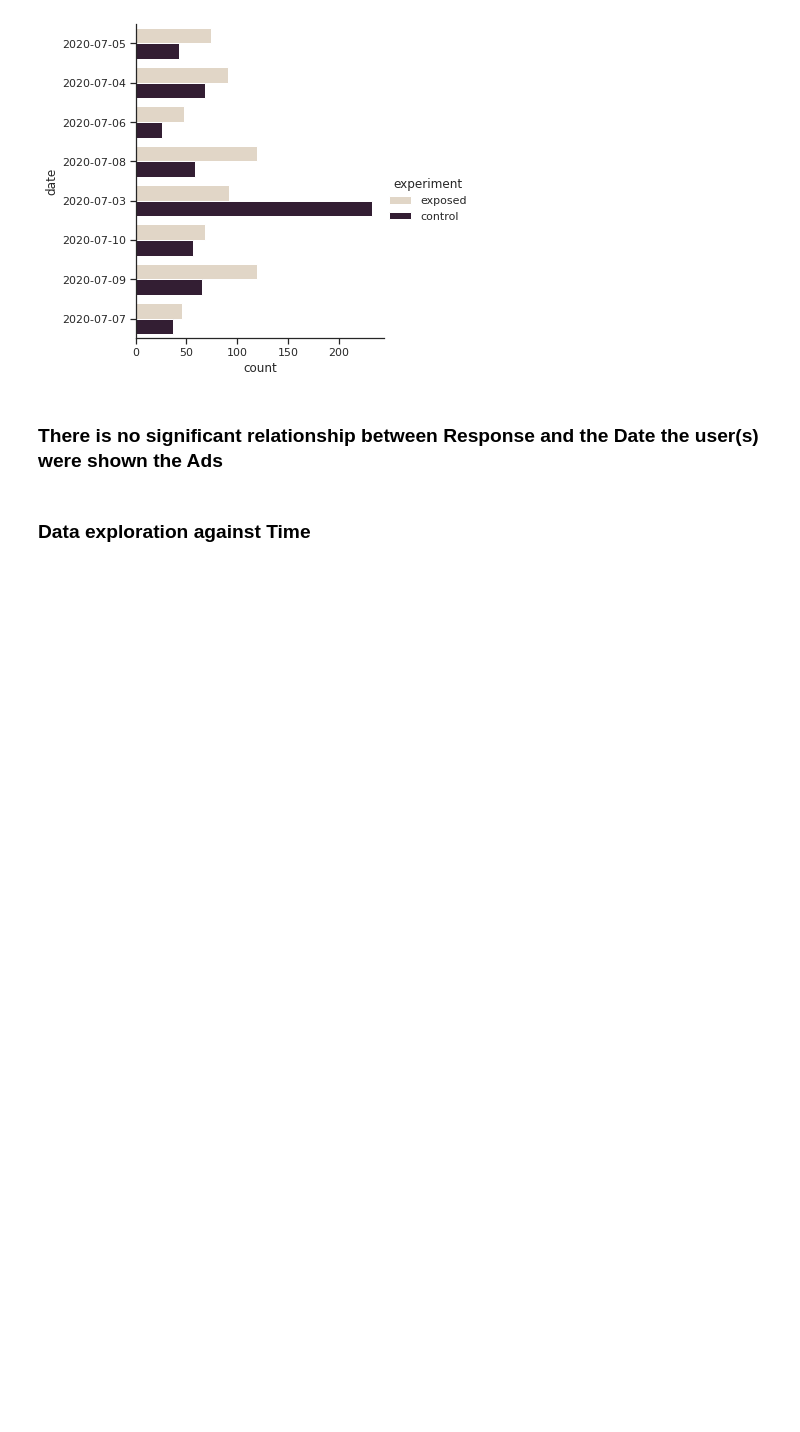
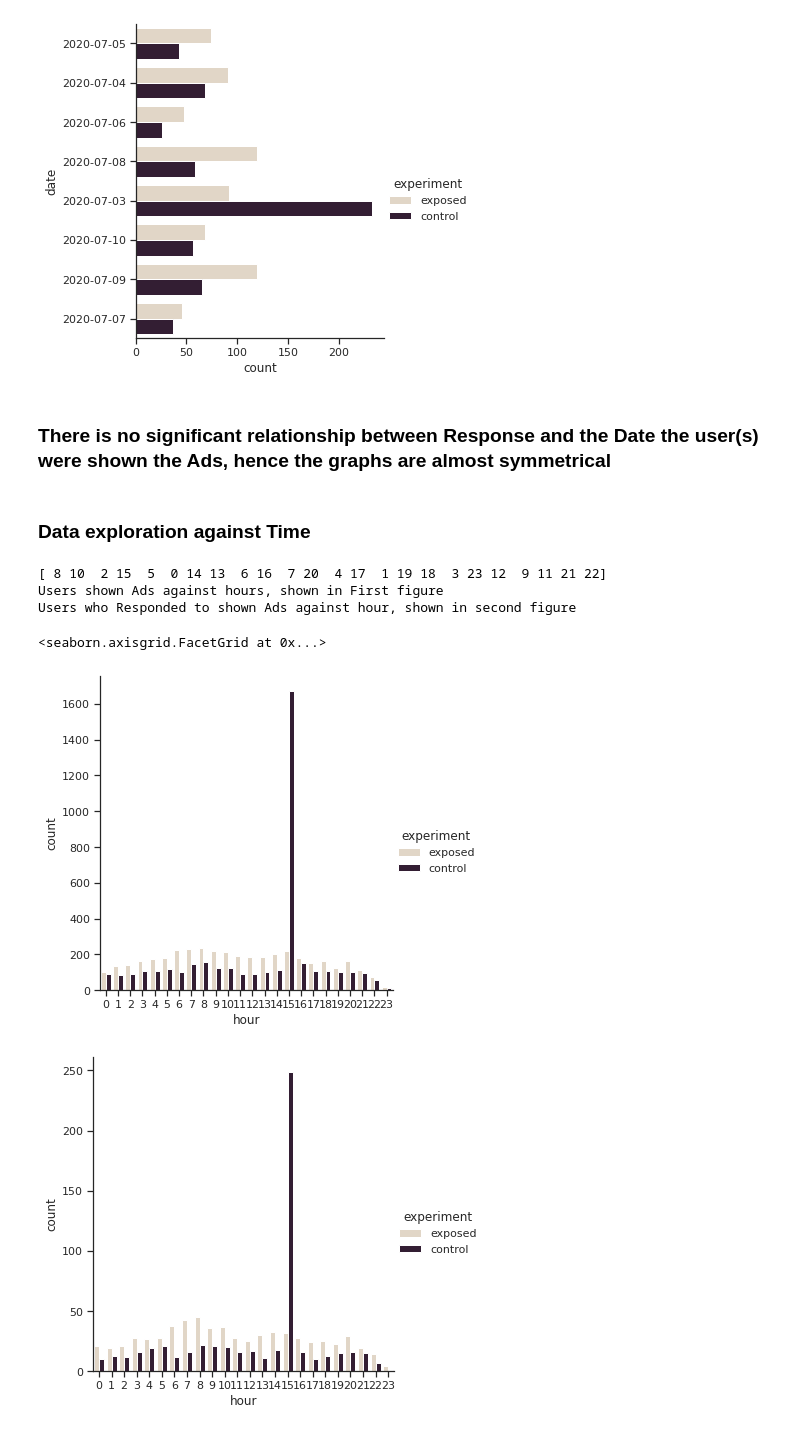
Before and after one commit to Caphace-Ethan/Ad-campaign-performance, a Jupyter notebook: notebooks/Sequential_AB_Testing_Analysis.ipynb, the cells around one changed output. Cells and saved outputs as stored; diff of their text form; code cells hidden in the pictures; blank space fills up the shorter version.

Commit message:
data exploration done

```diff
--- a/notebooks/Sequential_AB_Testing_Analysis.ipynb
+++ b/notebooks/Sequential_AB_Testing_Analysis.ipynb
@@ -196,15 +196,22 @@ Users who Responded to shown Ads against date, shown in second figure
 [figure]
 [figure]
 # %% [markdown]
-### There is no significant relationship between Response and the Date the user(s) were shown the Ads
+### There is no significant relationship between Response and the Date the user(s) were shown the Ads, hence the graphs are almost symmetrical
 # %% [markdown]
 ### Data exploration against Time
 # %%
-unique_date = data['date'].unique()
-print(unique_date)
+unique_hour = data['hour'].unique()
+print(unique_hour)
 sns.set_theme(style="ticks", color_codes=True)
-print("Users shown Ads against date, shown in First figure")
-sns.catplot(y="date", kind="count", palette="ch:.25", hue="experiment",data=data)
+print("Users shown Ads against hours, shown in First figure")
+sns.catplot(x="hour", kind="count", palette="ch:.25", hue="experiment",data=data)
 
-print("Users who Responded to shown Ads against date, shown in second figure")
-sns.catplot(y="date", kind="count", palette="ch:.25", hue="experiment",data=resp_data)
+print("Users who Responded to shown Ads against hour, shown in second figure")
+sns.catplot(x="hour", kind="count", palette="ch:.25", hue="experiment",data=resp_data)
+# %% [output]
+[ 8 10  2 15  5  0 14 13  6 16  7 20  4 17  1 19 18  3 23 12  9 11 21 22]
+Users shown Ads against hours, shown in First figure
+Users who Responded to shown Ads against hour, shown in second figure
+<seaborn.axisgrid.FacetGrid at 0x...>
+[figure, added]
+[figure, added]
```
Also changed, not shown: parts of 7 cells of this notebook.
